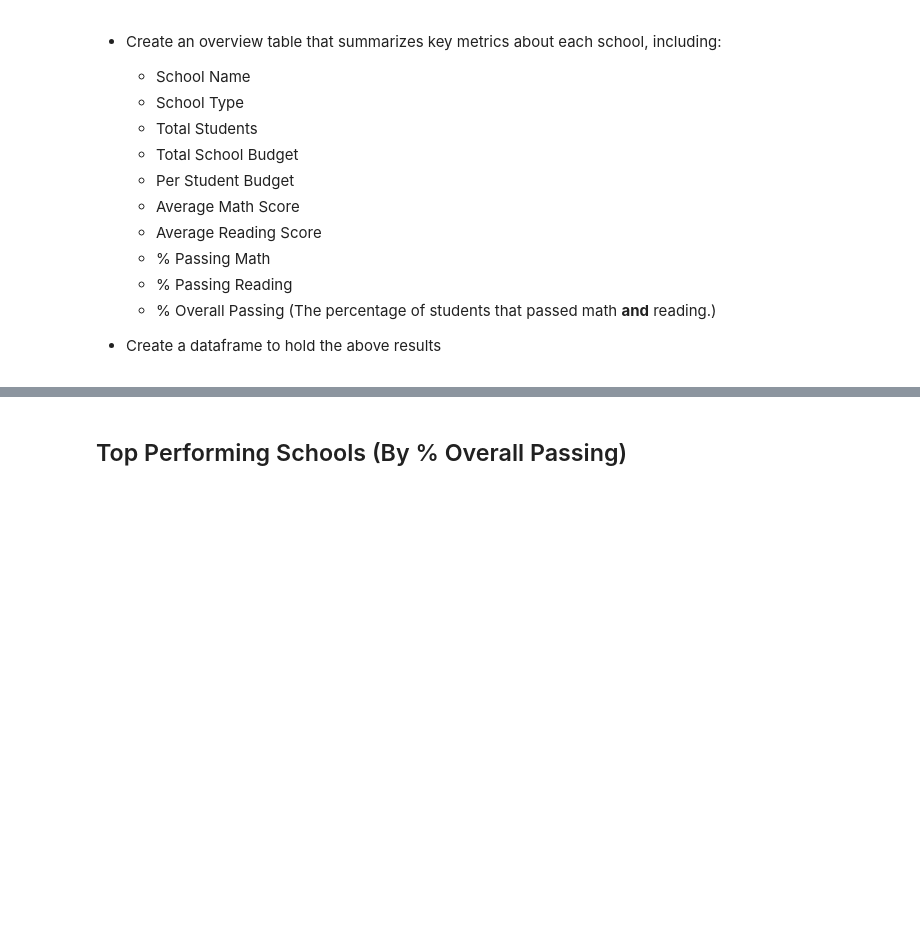
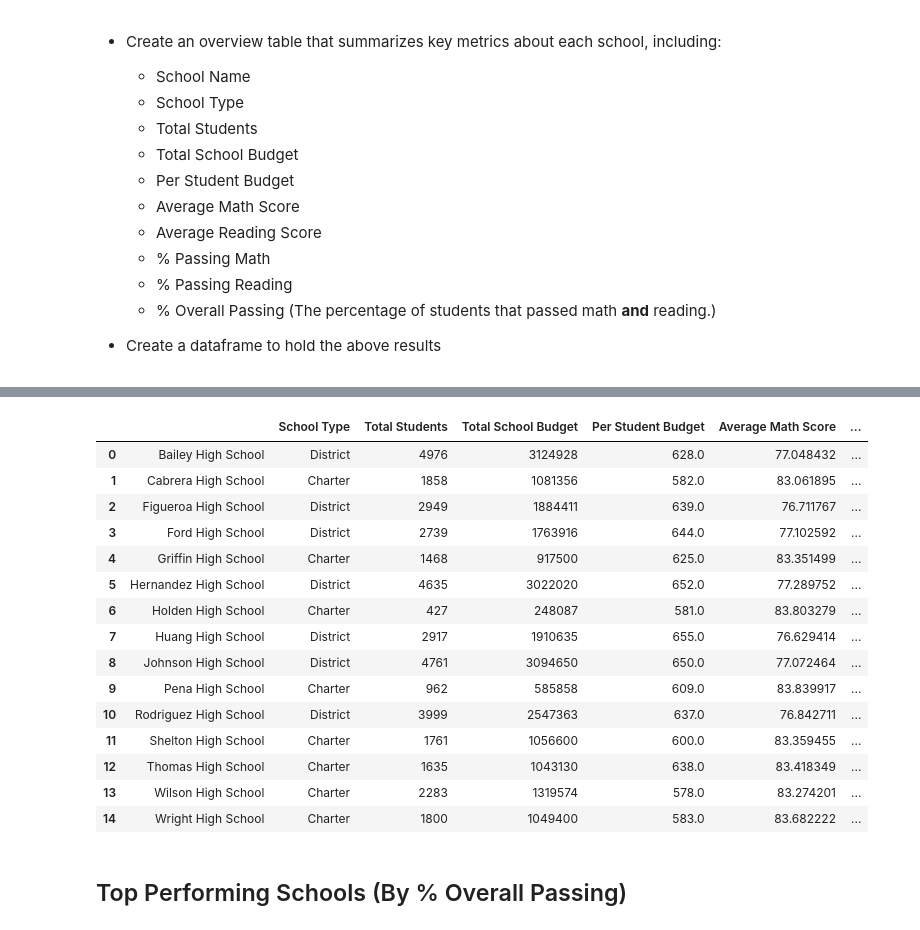
Before and after one commit to Alvin1359/pandas-challenge, a Jupyter notebook: PyCitySchools.ipynb, the cells around one changed output, grey strips where cells are left out. Drawn from its saved outputs; the diff is of its cells as text; code cells hidden in the pictures; blank space fills up the shorter version.

Commit message:
adding final version of PyCitySchools

```diff
--- a/PyCitySchools.ipynb
+++ b/PyCitySchools.ipynb
@@ -227,3 +96,85 @@ school_overall_summary_df
+# %%
+# Creating a summary table of school_data grouped by school_name
+school_summary = school_data.groupby(["school_name"])
+
+# Creating a summary table of student_data grouped by school_name
+student_summary = student_data.groupby(["school_name"])
+
+# Finding school type and removing "[]"
+school_type = school_summary["type"].unique().str[0]
+
+# Finding Total Students and Total School Budget for each school
+school_summary = school_summary[["size", "budget"]].sum()
+
+# Adding a new column to DataFrame
+school_summary["School Type"] = school_type
+
+# Reordering columns
+school_summary = school_summary[["School Type", "size", "budget"]]
+
+# Finding Per Student Budget
+school_summary["Per Student Budget"] = school_summary["budget"] / school_summary["size"]
+
+# Finding Average Match Score
+school_summary["Average Math Score"] = student_summary["math_score"].sum() / student_summary["student_name"].count()
+
+# Finding Average Reading Score
+school_summary["Average Reading Score"] = student_summary["reading_score"].sum() / student_summary["student_name"].count()
+
+# Creating a new series containing students with Math Score >= 70
+school_math_passrate = student_data.loc[student_data["math_score"] >= 70]
+school_math_passrate = school_math_passrate.groupby("school_name")
+
+# Finding % Passing Math
+school_math_passrate = school_math_passrate["math_score"].count() / student_summary["student_name"].count() * 100
+school_summary["% Passing Math"] = school_math_passrate
+
+# Creating a new series containing students with Reading Score >= 70
+school_reading_passrate = student_data.loc[student_data["reading_score"] >= 70]
+school_reading_passrate = school_reading_passrate.groupby("school_name")
+
+# Finding % Passing Reading
+school_reading_passrate = school_reading_passrate["reading_score"].count() / student_summary["student_name"].count() * 100
+school_summary["% Passing Reading"] = school_reading_passrate
+
+# Creating a new series containing students with Math Score and Reading Score >= 70
+school_both_passrate = student_data.loc[(student_data["reading_score"] >= 70) & (student_data["math_score"] >= 70)]
+school_both_passrate = school_both_passrate.groupby(["school_name"])
+
+# Finding % Overall Passing
+school_both_passrate = school_both_passrate["reading_score"].count() / student_summary["school_name"].count() * 100
+school_summary["% Overall Passing"] = school_both_passrate
+
+# Resetting indexes and renaming columns
+school_summary = school_summary.reset_index()
+school_summary = school_summary.rename(columns = {"school_name":" ",
+                                                  "size": "Total Students",
+                                                  "budget": "Total School Budget"})
+school_summary
+
+# ~~ Formatted DataFrame placed at end of notebook to avoid errors ~~ #
+# Creating a new DataFrame for formatting
+# school_summary_format = school_summary
+# school_summary_format["Total School Budget"] = school_summary_format["Total School Budget"].map("${:,.2f}".format)
+# school_summary_format["Per Student Budget"] = school_summary_format["Per Student Budget"].map("${:.2f}".format)
+# school_summary_format
+# %% [output]
+|  |  | School Type | Total Students | Total School Budget | Per Student Budget | Average Math Score | ... |
+| 0 | Bailey High School | District | 4976 | 3124928 | 628.0 | 77.048432 | ... |
+| 1 | Cabrera High School | Charter | 1858 | 1081356 | 582.0 | 83.061895 | ... |
+| 2 | Figueroa High School | District | 2949 | 1884411 | 639.0 | 76.711767 | ... |
+| 3 | Ford High School | District | 2739 | 1763916 | 644.0 | 77.102592 | ... |
+| 4 | Griffin High School | Charter | 1468 | 917500 | 625.0 | 83.351499 | ... |
+| 5 | Hernandez High School | District | 4635 | 3022020 | 652.0 | 77.289752 | ... |
+| 6 | Holden High School | Charter | 427 | 248087 | 581.0 | 83.803279 | ... |
+| 7 | Huang High School | District | 2917 | 1910635 | 655.0 | 76.629414 | ... |
+| 8 | Johnson High School | District | 4761 | 3094650 | 650.0 | 77.072464 | ... |
+| 9 | Pena High School | Charter | 962 | 585858 | 609.0 | 83.839917 | ... |
+| 10 | Rodriguez High School | District | 3999 | 2547363 | 637.0 | 76.842711 | ... |
+| 11 | Shelton High School | Charter | 1761 | 1056600 | 600.0 | 83.359455 | ... |
+| 12 | Thomas High School | Charter | 1635 | 1043130 | 638.0 | 83.418349 | ... |
+| 13 | Wilson High School | Charter | 2283 | 1319574 | 578.0 | 83.274201 | ... |
+| 14 | Wright High School | Charter | 1800 | 1049400 | 583.0 | 83.682222 | ... |
 # %% [markdown]
 ## Top Performing Schools (By % Overall Passing)
 # %% [markdown]
```
Also changed, not shown: parts of 13 cells of this notebook.
